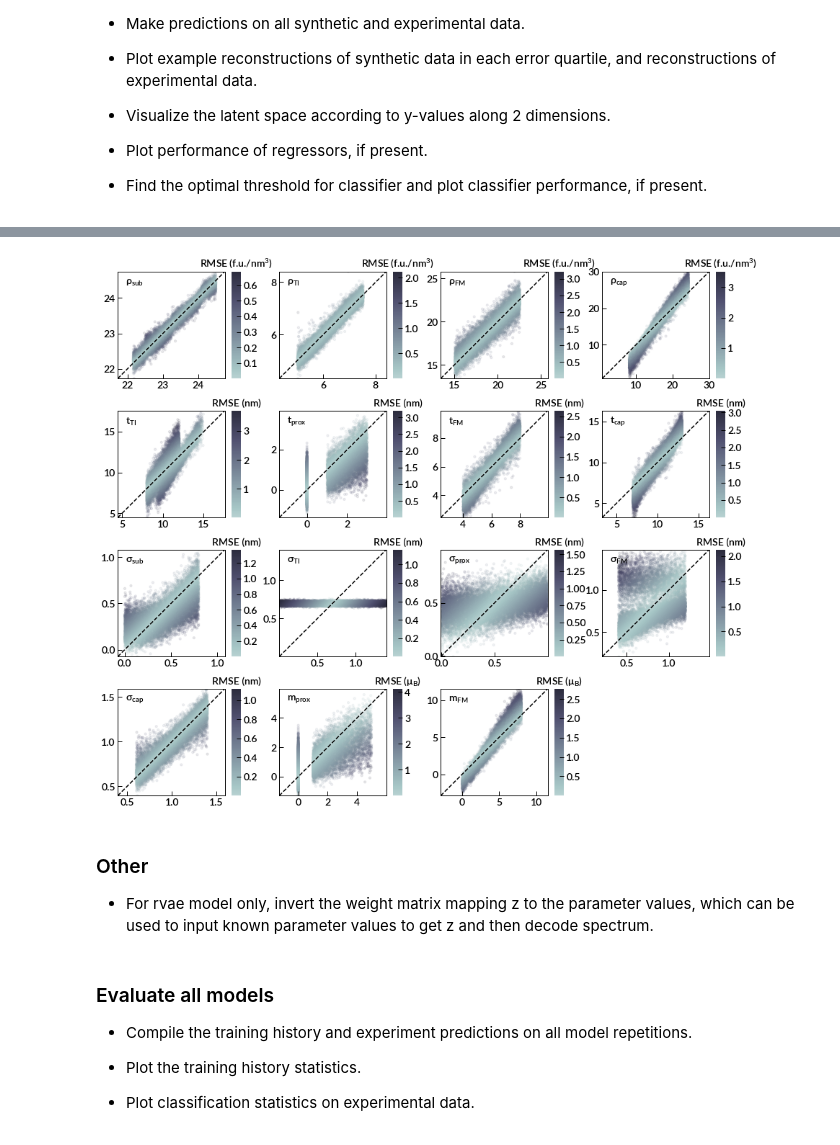
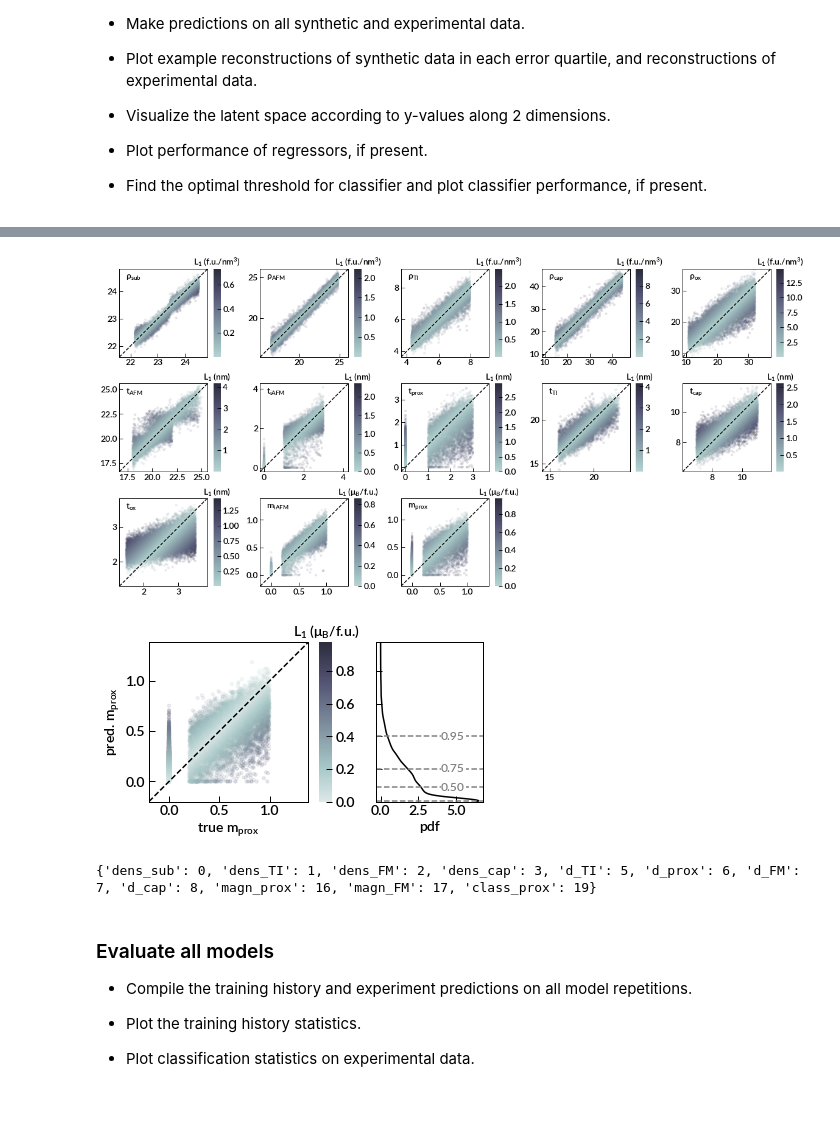
Before and after one commit to ninarina12/ML_PNR, a Jupyter notebook: pnr_vae.ipynb, the cells around one changed output, grey strips where cells are left out. Drawn from its saved outputs; the diff is of its cells as text; code cells hidden in the pictures; blank space fills up the shorter version.

Commit message:
Updated models.

```diff
--- a/pnr_vae.ipynb
+++ b/pnr_vae.ipynb
@@ -72,3 +71,13 @@ test size: 16500 positive examples: 8208 negative examples: 8292
+# %%
+# standardize data
+scaler = StandardScaler().fit(y_train[:,y_ids[:-1]])
+torch_scaler = TorchStandardScaler()
+torch_scaler.mean = torch.tensor(scaler.mean_).to(device)
+torch_scaler.std = torch.tensor(np.sqrt(scaler.var_)).to(device)
+
+y_train[:,np.array(y_ids[:-1])] = scaler.transform(y_train[:,y_ids[:-1]])
+y_valid[:,np.array(y_ids[:-1])] = scaler.transform(y_valid[:,y_ids[:-1]])
+y_test[:,np.array(y_ids[:-1])] = scaler.transform(y_test[:,y_ids[:-1]])
 # %%
 # convert to torch tensors
 x_train = torch.from_numpy(x_train).unsqueeze(1)
@@ -100,13 +111,13 @@ print('height:', height, 'width:', width, 'num_features:', num_features)
 - Set **z_std_norm** to False if z_mean is presumed to match the parameter values, or True if presumed to be 0, and set the parameters defining the model architecture.
 # %%
 # model to train
-model_name = 'vae'
+model_name = 'rvae'
 model_num = -1           # -1 to start a new fit, model number to resume or analyze
 
 # training parameters
 reps = 1
 batch_size = 256
-epochs = 50
+epochs = 60
 
 # model parameters
 z_std_norm = False       # True if z ~ N(0,1), False if z ~ N(mu,1), mu > 0
@@ -120,10 +131,8 @@ kwargs = {
     'num_dense': 5,
     'slope': 0.3,
     'drop': False,
-    'beta_1': 0.1,
+    'beta_1': 0.01,
     'beta_2': 0.01
 }
-
-device = torch.device("cuda:7" if torch.cuda.is_available() else "cpu")
 # %%
 # print model architecture
@@ -188,7 +199,7 @@ else:
     args['reps'] = reps
     args['epochs'] = epochs
     args['z_std_norm'] = z_std_norm
-    args['kwargs'] = kwargs
+    args['kwargs'] = kwargs.copy()
 
 meta = json.dumps(args, sort_keys=True, indent=2)
 with open(model_dir + '/args.txt', 'w') as f:
@@ -292,8 +305,9 @@ epoch: 7 valid =====   total_loss: 1.04e+00   recon_loss: 3.05e-01   kld_loss: 7
 # repetition to evaluate
 r = 0
 image_dir = model_dir + '/model_' + str(r)
-model, _, _ = init_model(model_name, height, width, num_features, kwargs, device)
+model, _, _ = init_model(model_name, height, width, num_features, kwargs, device, scaler=torch_scaler)
 model.load_state_dict(torch.load(image_dir + '/model.torch')['state'])
+model.eval()
 
 # process experiment
 x_exp = process_exp(exp_names, q, x_moms)
@@ -357,16 +391,36 @@ plot_latent_representation(image_dir, np.stack(df.loc[df['set']=='test', 'z'].va
 # %%
 # plot regressor performance
-if (model_name == 'rvae'):
-    plot_predicted(image_dir, np.stack(df.loc[df['set']=='test', 'y_pred'].values)[:,:-1],
+if model_name == 'rvae':
+    plot_predicted(image_dir, np.stack(df.loc[df['set']=='test', 'y_pred'].values),
                np.stack(df.loc[df['set']=='test', 'y_true'].values),
-               np.stack(df.loc[df['set']=='test', 'y_mse'].values), y_ids, y_labels, y_units)
+               np.stack(df.loc[df['set']=='test', 'y_err'].values), y_ids, y_labels, y_units)
 
 else:
     if not z_std_norm:
         plot_predicted(image_dir, np.stack(df.loc[df['set']=='test', 'z'].values),
                        np.stack(df.loc[df['set']=='test', 'y_true'].values),
                        np.stack(df.loc[df['set']=='test', 'z_mse'].values), y_ids, y_labels, y_units)
 # %% [output]
-[figure, old version]
+[figure, new version]
+# %%
+# plot regressor performance per property
+if model_name == 'rvae':
+    y_name = 'magn_prox'
+    plot_predicted_property(image_dir, np.stack(df.loc[df['set']=='test', 'y_pred'].values),
+                            np.stack(df.loc[df['set']=='test', 'y_true'].values),
+                            np.stack(df.loc[df['set']=='test', 'y_err'].values), y_name,
+                            y_header, y_ids, y_labels, y_units)
+
+else:
+    if not z_std_norm:
+        plot_predicted(image_dir, np.stack(df.loc[df['set']=='test', 'z'].values),
+                       np.stack(df.loc[df['set']=='test', 'y_true'].values),
+                       np.stack(df.loc[df['set']=='test', 'z_mse'].values), y_ids, y_labels, y_units)
+# %% [output]
+[figure, added]
+# %%
+print(dict(zip(y_header, y_ids)))
+# %% [output]
+{'dens_sub': 0, 'dens_TI': 1, 'dens_FM': 2, 'dens_cap': 3, 'd_TI': 5, 'd_prox': 6, 'd_FM': 7, 'd_cap': 8, 'magn_prox': 16, 'magn_FM': 17, 'class_prox': 19}
 # %%
 # find optimal threshold and plot classifier performance
@@ -376,7 +430,3 @@ if (model_name == 'rvae') or (model_name == 'cvae'):
 
     plot_roc(image_dir, fpr, tpr, roc_auc, [tpr0, fpr0, th])
     plot_precision_recall_f1(image_dir, df, d_sets, th)
-# %% [markdown]
-### Other
-
-- For rvae model only, invert the weight matrix mapping z to the parameter values, which can be used to input known parameter values to get z and then decode spectrum.
```
Also changed, not shown: parts of 21 cells of this notebook, 32 other files.
